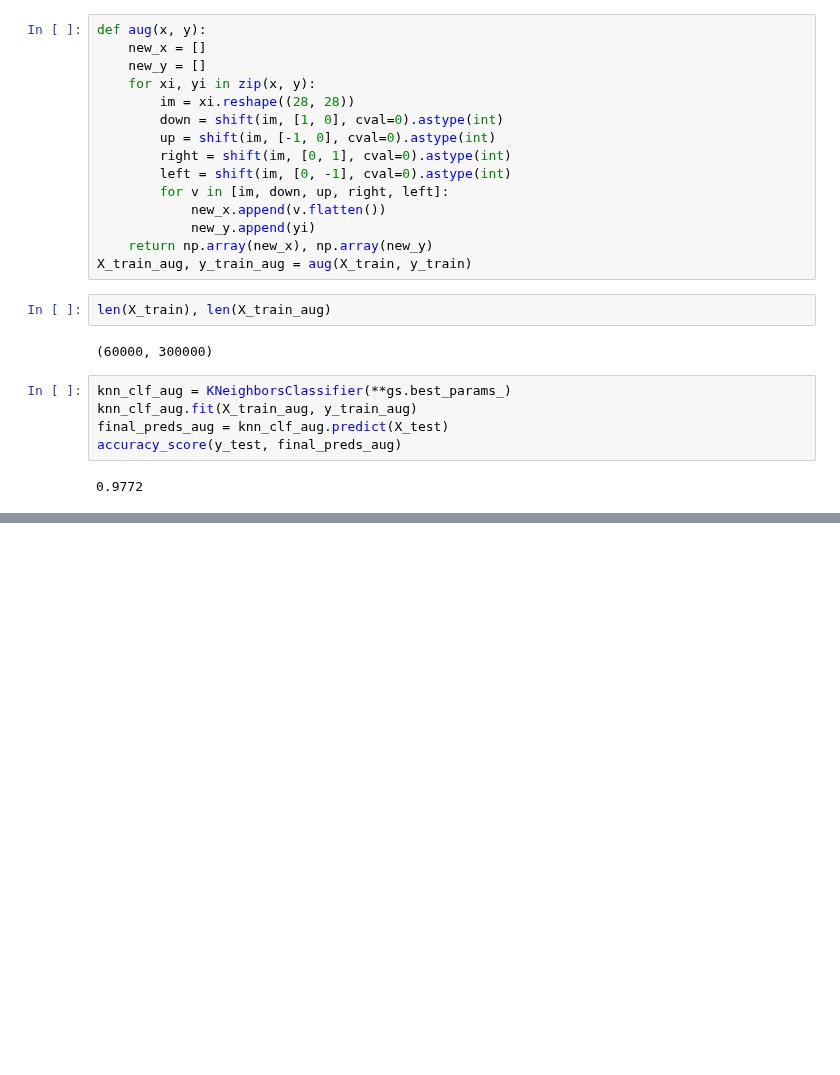
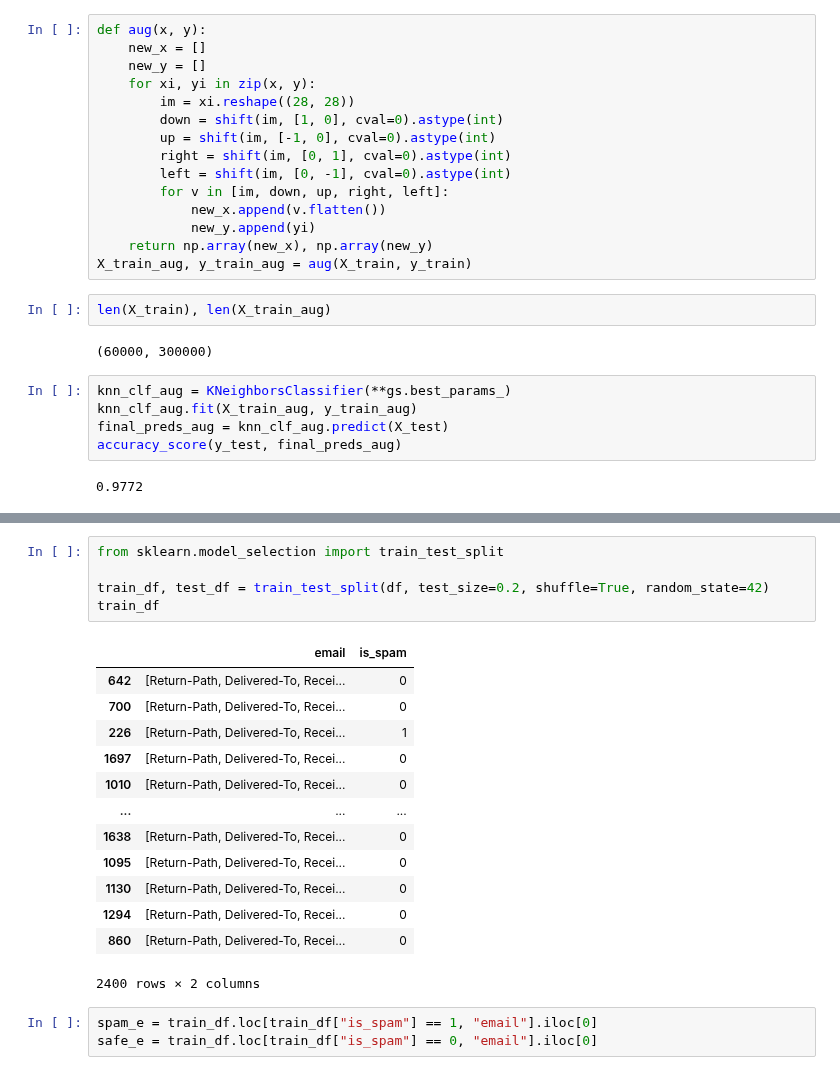
Before and after one commit to rileypeterson/ML, a Jupyter notebook: chapter3/exercises.ipynb, the cells around one changed output, grey strips where cells are left out. Cells and saved outputs as stored; diff of their text form; blank space fills up the shorter version.

```diff
--- a/chapter3/exercises.ipynb
+++ b/chapter3/exercises.ipynb
@@ -146,0 +269,22 @@ Do Kaggle Titanic. See [here](https://www.kaggle.com/rileypeterson/code) (In Pro
+# %%
+from sklearn.model_selection import train_test_split
+
+train_df, test_df = train_test_split(df, test_size=0.2, shuffle=True, random_state=42)
+train_df
+# %% [output]
+|  | email | is_spam |
+| 642 | [Return-Path, Delivered-To, Recei... | 0 |
+| 700 | [Return-Path, Delivered-To, Recei... | 0 |
+| 226 | [Return-Path, Delivered-To, Recei... | 1 |
+| 1697 | [Return-Path, Delivered-To, Recei... | 0 |
+| 1010 | [Return-Path, Delivered-To, Recei... | 0 |
+| ... | ... | ... |
+| 1638 | [Return-Path, Delivered-To, Recei... | 0 |
+| 1095 | [Return-Path, Delivered-To, Recei... | 0 |
+| 1130 | [Return-Path, Delivered-To, Recei... | 0 |
+| 1294 | [Return-Path, Delivered-To, Recei... | 0 |
+| 860 | [Return-Path, Delivered-To, Recei... | 0 |
+2400 rows × 2 columns
+# %%
+spam_e = train_df.loc[train_df["is_spam"] == 1, "email"].iloc[0]
+safe_e = train_df.loc[train_df["is_spam"] == 0, "email"].iloc[0]
```
Also changed, not shown: parts of 20 cells of this notebook, 1 other file.
